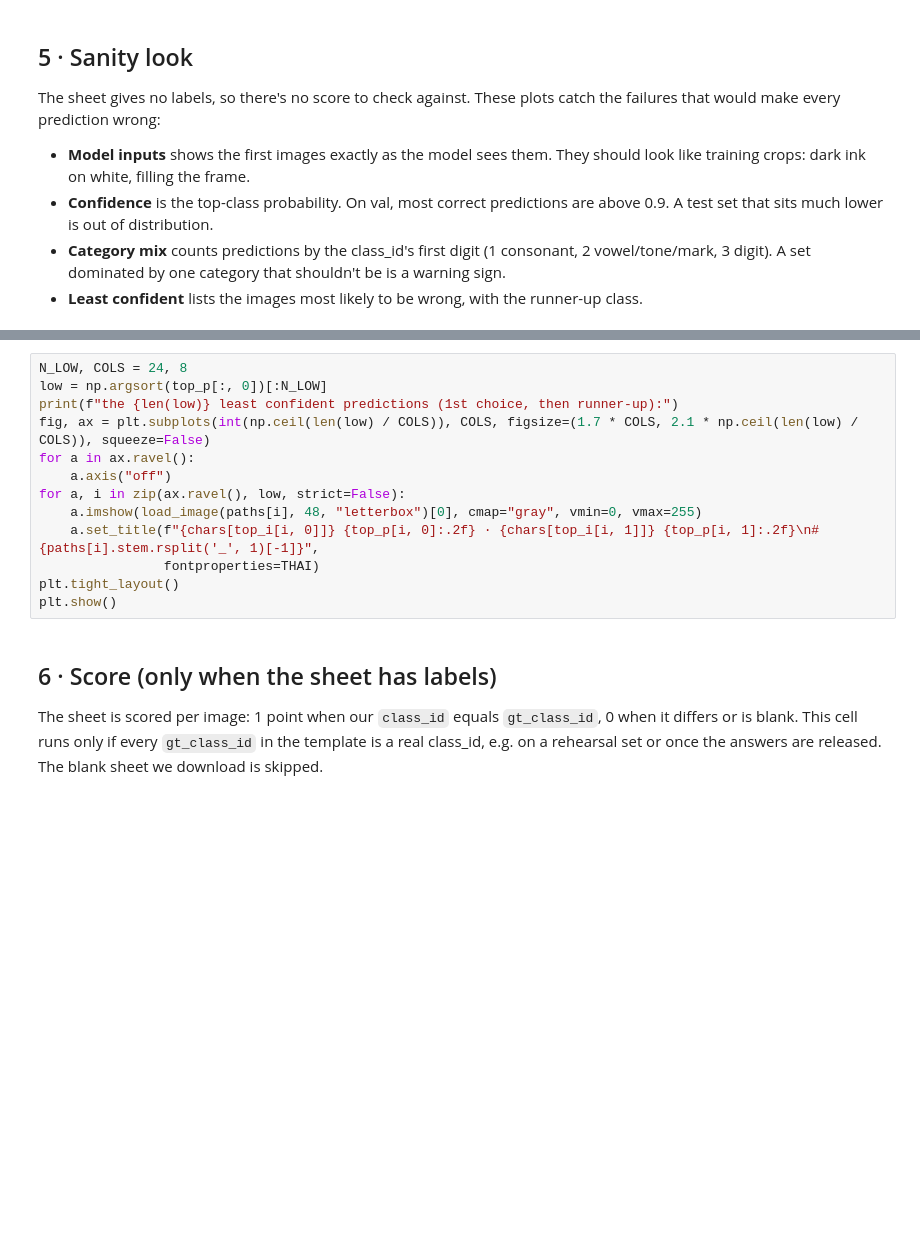
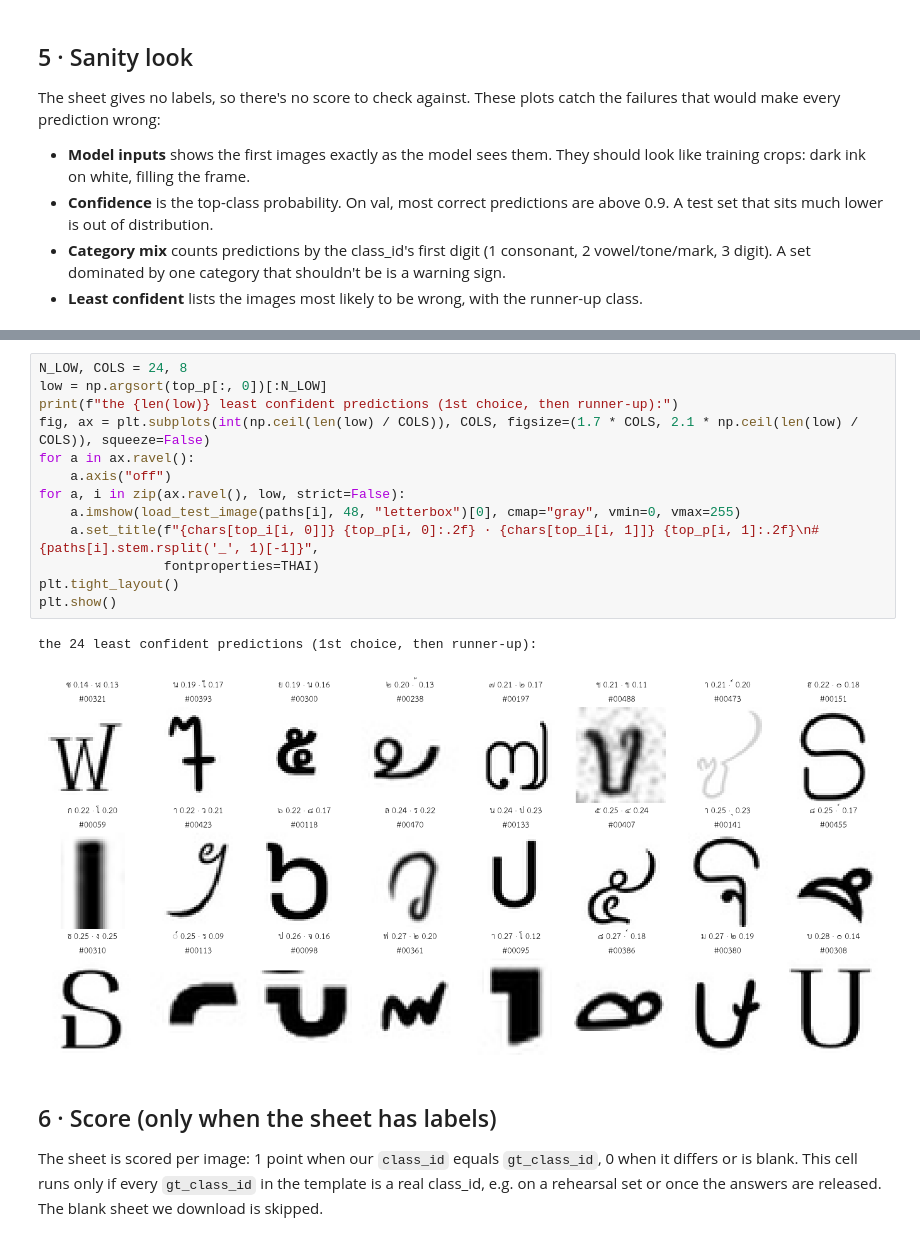
Before and after one commit to lemasc/thai-char-cnn, a Jupyter notebook: notebooks/05_submit.ipynb, the cells around one changed output, grey strips where cells are left out. Saved outputs shown, nothing was run; the diff lists cells and outputs as text; blank space fills up the shorter version.

```diff
--- a/notebooks/05_submit.ipynb
+++ b/notebooks/05_submit.ipynb
@@ -217,16 +280,19 @@ print(f"confidence ≥ 0.9: {(top_p[:, 0] >= 0.9).mean():.1%} of images · media
 # %%
 N_LOW, COLS = 24, 8
 low = np.argsort(top_p[:, 0])[:N_LOW]
 print(f"the {len(low)} least confident predictions (1st choice, then runner-up):")
 fig, ax = plt.subplots(int(np.ceil(len(low) / COLS)), COLS, figsize=(1.7 * COLS, 2.1 * np.ceil(len(low) / COLS)), squeeze=False)
 for a in ax.ravel():
     a.axis("off")
 for a, i in zip(ax.ravel(), low, strict=False):
-    a.imshow(load_image(paths[i], 48, "letterbox")[0], cmap="gray", vmin=0, vmax=255)
+    a.imshow(load_test_image(paths[i], 48, "letterbox")[0], cmap="gray", vmin=0, vmax=255)
     a.set_title(f"{chars[top_i[i, 0]]} {top_p[i, 0]:.2f} · {chars[top_i[i, 1]]} {top_p[i, 1]:.2f}\n#{paths[i].stem.rsplit('_', 1)[-1]}",
                 fontproperties=THAI)
 plt.tight_layout()
 plt.show()
+# %% [output]
+the 24 least confident predictions (1st choice, then runner-up):
+[figure, added]
 # %% [markdown]
 ## 6 · Score (only when the sheet has labels)
 
```
Also changed, not shown: parts of 7 cells of this notebook, 10 other files.
